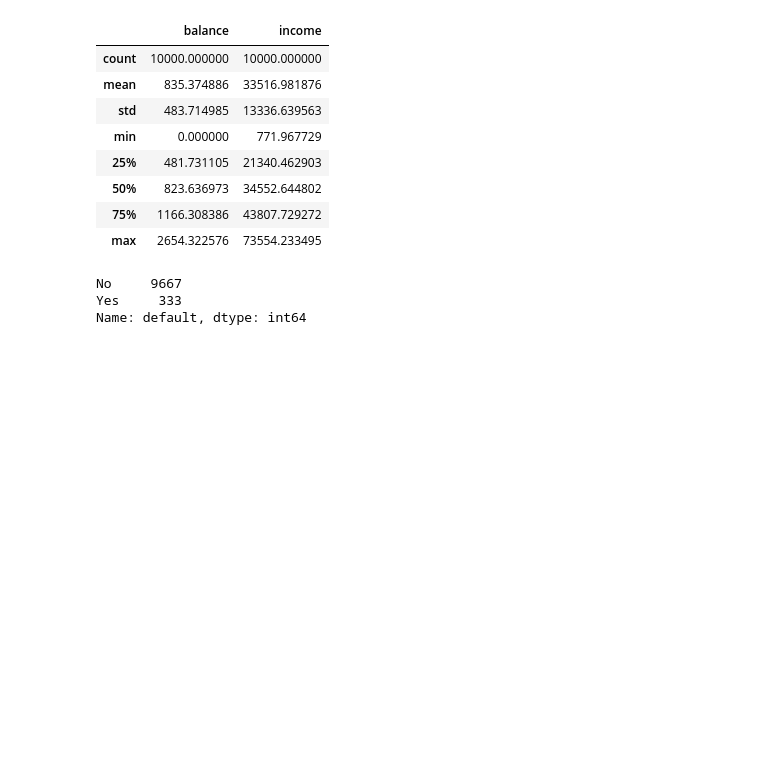
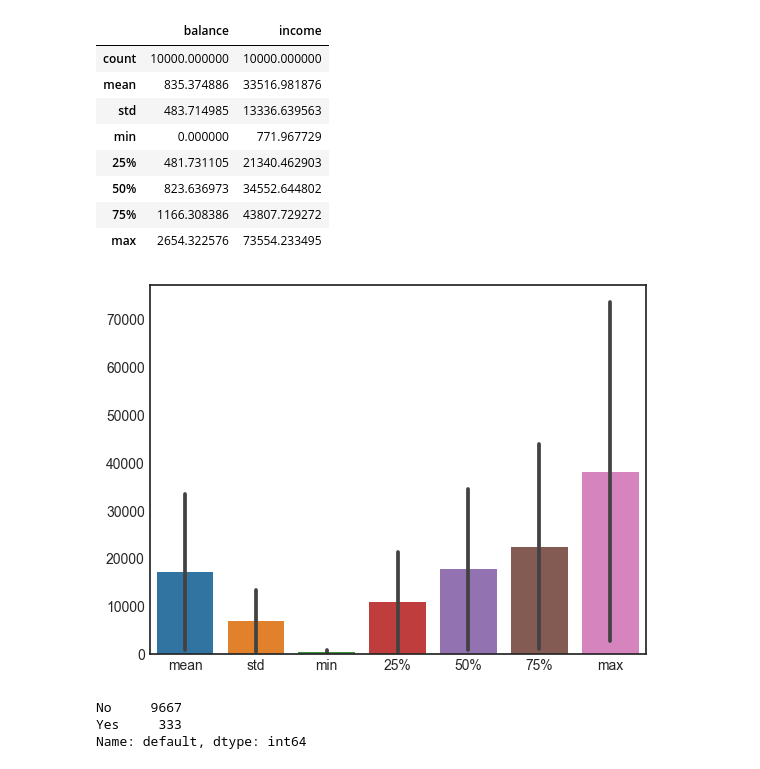
Before and after one commit to Andreas-Svensson/machine_learning, a Jupyter notebook: code-alongs/L05_logistic_regression.ipynb, the cells around one changed output. Saved outputs shown, nothing was run; the diff lists cells and outputs as text; code cells hidden in the pictures; blank space fills up the shorter version.

```diff
--- a/code-alongs/L05_logistic_regression.ipynb
+++ b/code-alongs/L05_logistic_regression.ipynb
@@ -58,4 +58,8 @@ df.describe()
 | 50% | 823.636973 | 34552.644802 |
 | 75% | 1166.308386 | 43807.729272 |
 | max | 2654.322576 | 73554.233495 |
+# %%
+sns.barplot(df.describe().T.drop("count", axis = 1));
+# %% [output]
+[figure, added]
 # %%
```
Also changed, not shown: parts of 8 cells of this notebook.
